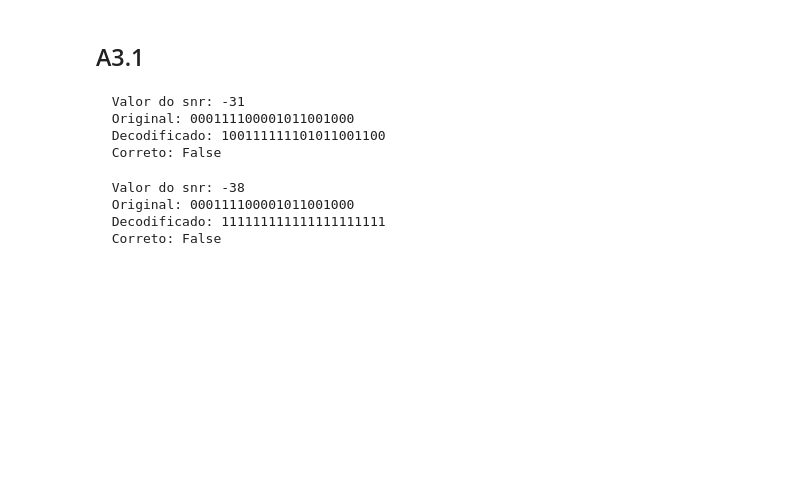
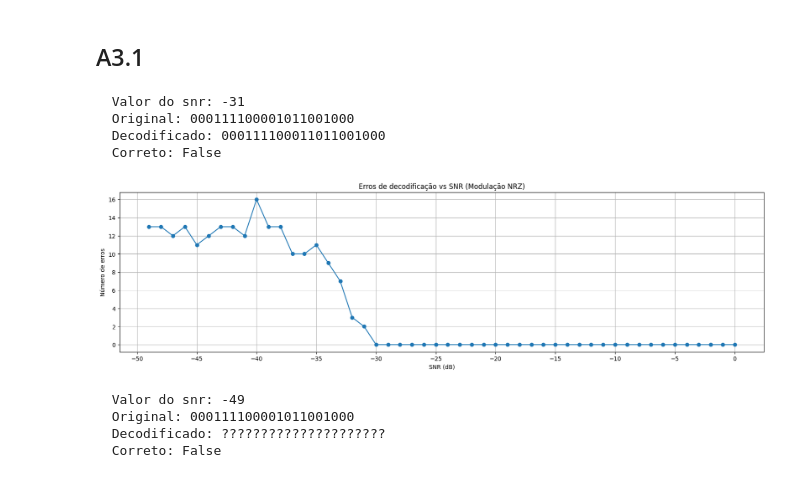
Before and after one commit to gabrielgermanoDS/redes, a Jupyter notebook: lab01/modulacao/lab_notebook.ipynb, the cells around one changed output. Saved outputs shown, nothing was run; the diff lists cells and outputs as text; code cells hidden in the pictures; blank space fills up the shorter version.

Commit message:
Finish snr graphs

```diff
--- a/lab01/modulacao/lab_notebook.ipynb
+++ b/lab01/modulacao/lab_notebook.ipynb
@@ -707,7 +753,7 @@ original_bits = mensagem_decodificada
 clean_signal = encode_nrz(original_bits)
 
 snr = 0
-for i in range(snr, -3000, -1):
+for i in range(snr, -100, -1):
     snr = i
     noisy_signal = adicionar_ruido(clean_signal, snr)
     decoded = decode_nrz(noisy_signal, len(original_bits))
@@ -722,28 +768,63 @@ print(f"  Correto: {original_bits == decoded}\n")
 # %% [output]
   Valor do snr: -31
   Original: 000111100001011001000
-  Decodificado: 100111111101011001100
+  Decodificado: 000111100011011001000
   Correto: False
 # %%
-reversed_message = "111111111111111111111"
+original_bits = mensagem_decodificada
 
 clean_signal = encode_nrz(original_bits)
 
+snr_values = []
+errors = []
+
 snr = 0
-for i in range(snr, -3000, -1):
+for i in range(snr, -50, -1):
     snr = i
     noisy_signal = adicionar_ruido(clean_signal, snr)
     decoded = decode_nrz(noisy_signal, len(original_bits))
 
-    if (reversed_message == decoded):
-        break
+    error_count = sum(1 for a, b in zip(decoded, original_bits) if a != b)
 
-print(f"  Valor do snr: {snr}")
-print(f"  Original: {original_bits}")
-print(f"  Decodificado: {decoded}")
-print(f"  Correto: {original_bits == decoded}\n")
+    snr_values.append(snr)
+    errors.append(error_count)
-# %% [output]
-  Valor do snr: -38
-  Original: 000111100001011001000
-  Decodificado: 111111111111111111111
-  Correto: False
+# %%
+plt.figure(figsize=(20,5))
+plt.plot(snr_values, errors, marker='o')
+plt.xlabel("SNR (dB)")
+plt.ylabel("Número de erros")
+plt.title("Erros de decodificação vs SNR (Modulação NRZ)")
+plt.xticks(np.arange(-50, 1, 5))
+plt.grid(True)
+plt.show()
+# %% [output]
+[figure, added]
+# %%
+original_bits = mensagem_decodificada
+
+clean_signal = encode_manchester(original_bits)
+
+snr_values = []
+errors = []
+
+snr = 0
+for i in range(snr, -50, -1):
+    snr = i
+    noisy_signal = adicionar_ruido(clean_signal, snr)
+    decoded = decode_manchester(noisy_signal, len(original_bits))
+
+    error_count = sum(1 for a, b in zip(decoded, original_bits) if a != b)
+
+    snr_values.append(snr)
+    errors.append(error_count)
+
+
+print(f"  Valor do snr: {snr}")
+print(f"  Original: {original_bits}")
+print(f"  Decodificado: {decoded}")
+print(f"  Correto: {original_bits == decoded}\n")
+# %% [output]
+  Valor do snr: -49
+  Original: 000111100001011001000
+  Decodificado: ?????????????????????
+  Correto: False
```
Also changed, not shown: parts of 9 cells of this notebook, 1 other file.
